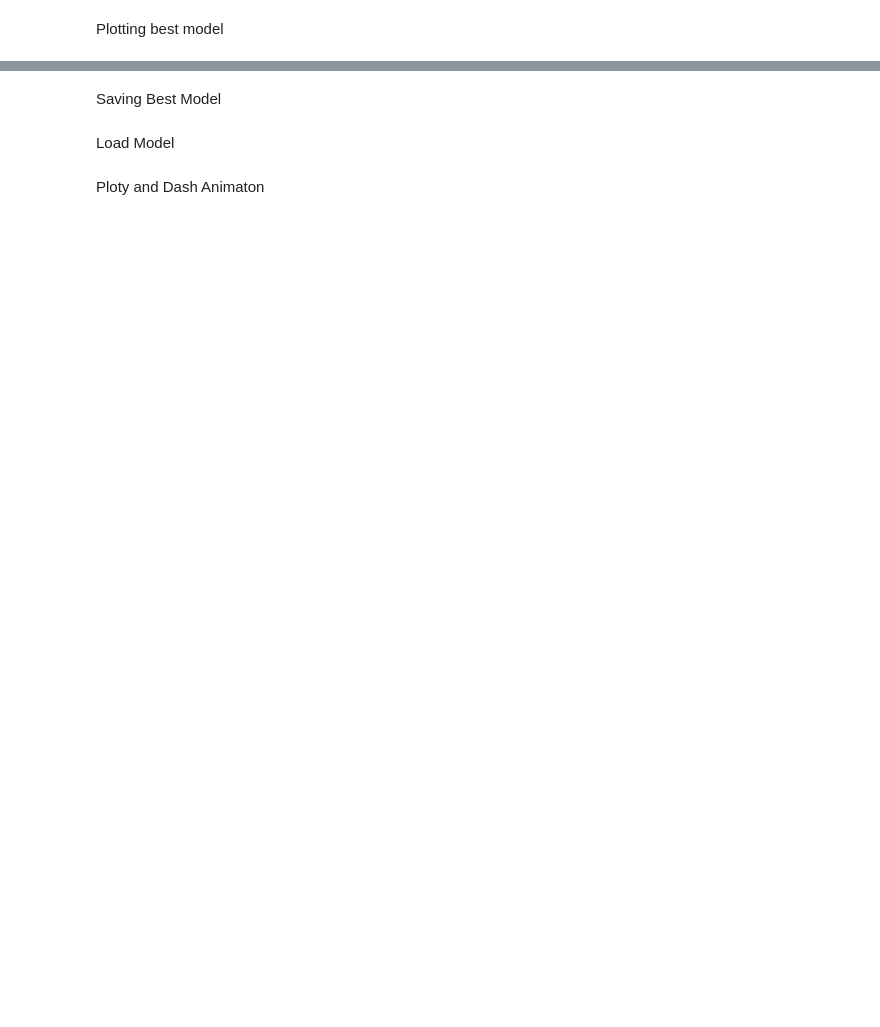
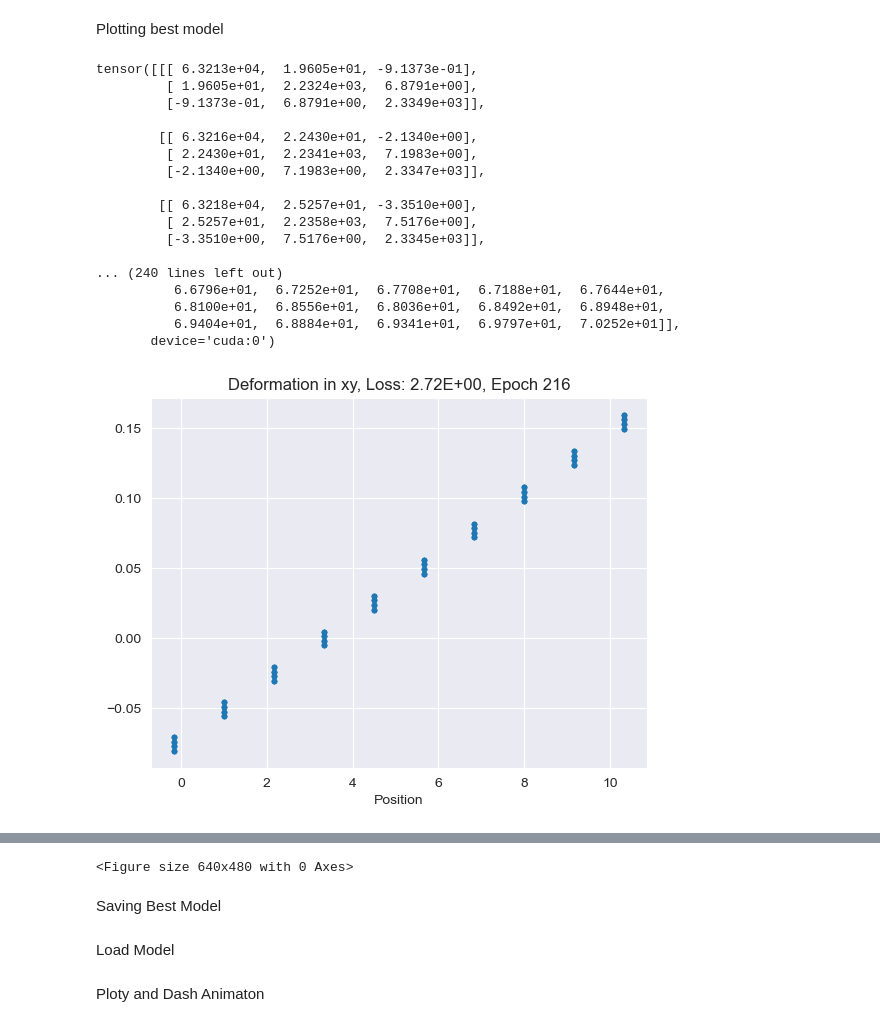
Before and after one commit to RoshenS/PINNs, a Jupyter notebook: 3D_Isotropic_Beam temp.ipynb, the cells around one changed output, grey strips where cells are left out. Drawn from its saved outputs; the diff is of its cells as text; code cells hidden in the pictures; blank space fills up the shorter version.

```diff
--- a/3D_Isotropic_Beam temp.ipynb
+++ b/3D_Isotropic_Beam temp.ipynb
@@ -46,8 +46,8 @@ Training tensor within region of interest
 # %%
 # Range of x and y to be modelled
 x_range, x_int = 10, 10
-y_range, y_int = 10e-3, 3
-z_range, z_int = 10e-3, 3
+y_range, y_int = 10e-3, 4
+z_range, z_int = 10e-3, 4
 
 train = grid(x_range,y_range,z_range,x_int,y_int,z_int).requires_grad_(True)
 
@@ -67,9 +67,9 @@ T_hat = [[(6/((10e-3)**2)),0,0],
          [0,0,0]]
 
 n_hat = [(1.0,0,0),
+         (0,-1.0,0),
          (0,1.0,0),
-         (0,1.0,0),
-         (0,0,1.0),
+         (0,0,-1.0),
          (0,0,1.0)]
 
 T_hat, n_hat = torch.tensor(T_hat),torch.tensor(n_hat)
@@ -109,5 +113,5 @@ Plotting
 # %%
-def plot_comp(ax1,ax2):
+def plot_comp(ax1,ax2,t=""):
     plot_input = train.clone()
     pred = model(plot_input)
 
@@ -116,6 +120,6 @@ def plot_comp(ax1,ax2):
 
     plt.scatter(pred_plot[:,ax1].T,pred_plot[:,ax2].T,label='Deformed',marker='.')
     plt.xlabel('Position')
-    plt.title(f"Deformation, Loss: {loss:.2E}, Epoch {epoch}")
+    plt.title("Deformation in "+t+f", Loss: {loss:.2E}, Epoch {epoch}")
     plt.show()
     plt.clf()
@@ -124,7 +163,7 @@ Creating the Model
 # %%
 # i_num nodes, i_len nodes per layer and Tanh activation fn, wide and shallow (64x4)
 i_num = 2
-i_len = 64
+i_len = 128
 #params to take and approximate
 params_in = 3
 params_out = 3
@@ -305,7 +343,7 @@ def checkpoint(best_model):
             'optimizer_state_dict': copy.deepcopy(copy.deepcopy(optim.state_dict())),
             'loss': prev_loss[-1],
             'model_params':[params_in, params_out, i_num, i_len],
-        'p_sigma':prev_sigma[-1],
+        'p_sigma':prev_sigma[-1:-6],
         'p_div':prev_div[-1]
                     }
     return best_model
@@ -428,12 +462,31 @@ Plotting best model
 # %%
 model.load_state_dict(best_model['model_state_dict'])
 optim.load_state_dict(best_model['optimizer_state_dict'])
 epoch = best_model['epoch']
 loss = best_model['loss']
 model.eval()
 print(final_model_adam['p_sigma'])
 print(final_model_adam['p_div'])
 
-plot_comp(0,1)
-plot_comp(0,2)
-plot_comp(1,2)
+plot_comp(0,1,'xy')
+plot_comp(0,2,'xz')
+plot_comp(1,2,'yz')
+# %% [output]
+tensor([[[ 6.3213e+04,  1.9605e+01, -9.1373e-01],
+         [ 1.9605e+01,  2.2324e+03,  6.8791e+00],
+         [-9.1373e-01,  6.8791e+00,  2.3349e+03]],
+
+        [[ 6.3216e+04,  2.2430e+01, -2.1340e+00],
+         [ 2.2430e+01,  2.2341e+03,  7.1983e+00],
+         [-2.1340e+00,  7.1983e+00,  2.3347e+03]],
+
+        [[ 6.3218e+04,  2.5257e+01, -3.3510e+00],
+         [ 2.5257e+01,  2.2358e+03,  7.5176e+00],
+         [-3.3510e+00,  7.5176e+00,  2.3345e+03]],
+
+... (240 lines left out)
+          6.6796e+01,  6.7252e+01,  6.7708e+01,  6.7188e+01,  6.7644e+01,
+          6.8100e+01,  6.8556e+01,  6.8036e+01,  6.8492e+01,  6.8948e+01,
+          6.9404e+01,  6.8884e+01,  6.9341e+01,  6.9797e+01,  7.0252e+01]],
+       device='cuda:0')
+[figure, added]
@@ -440,3 +495,4 @@ plot_comp(1,2)
+<Figure size 640x480 with 0 Axes>
 # %% [markdown]
 Saving Best Model
 # %%
```
Also changed, not shown: parts of 11 cells of this notebook, 2 other files.
